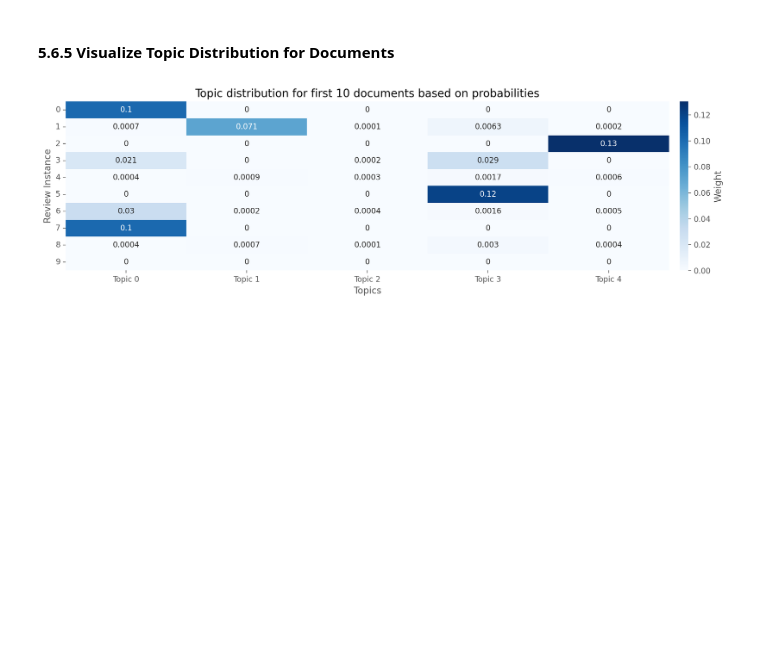
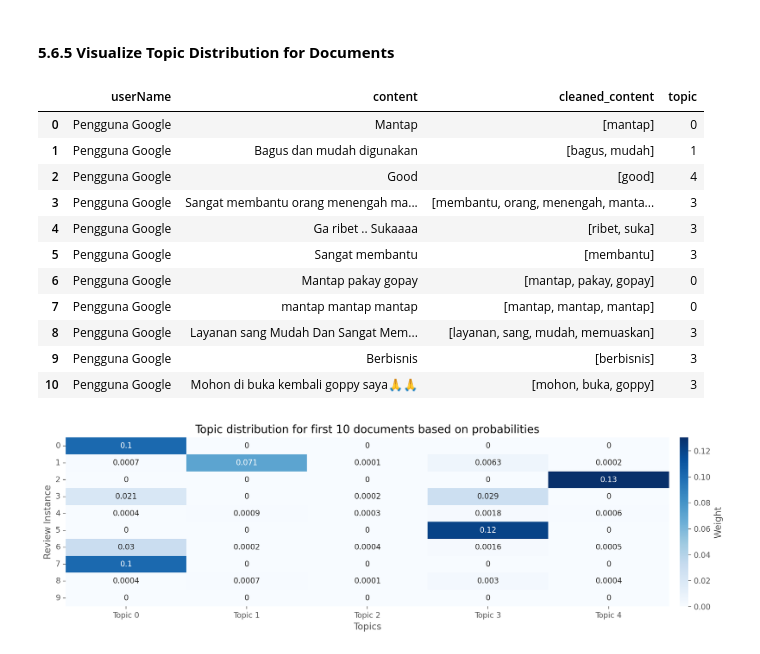
Before and after one commit to LingAdeu/key-themes-in-user-reviews, a Jupyter notebook: notebook/03_Nonnegative_Matrix_Factorization.ipynb, the cells around one changed output. Cells and saved outputs as stored; diff of their text form; code cells hidden in the pictures; blank space fills up the shorter version.

```diff
--- a/notebook/03_Nonnegative_Matrix_Factorization.ipynb
+++ b/notebook/03_Nonnegative_Matrix_Factorization.ipynb
@@ -589 +603,17 @@ plt.show()
+# %%
+# get top-10 instances
+df.loc[:10, ['userName', 'content', 'cleaned_content', 'topic']]
+# %% [output]
+|  | userName | content | cleaned_content | topic |
+| 0 | Pengguna Google | Mantap | [mantap] | 0 |
+| 1 | Pengguna Google | Bagus dan mudah digunakan | [bagus, mudah] | 1 |
+| 2 | Pengguna Google | Good | [good] | 4 |
+| 3 | Pengguna Google | Sangat membantu orang menengah ma... | [membantu, orang, menengah, manta... | 3 |
+| 4 | Pengguna Google | Ga ribet .. Sukaaaa | [ribet, suka] | 3 |
+| 5 | Pengguna Google | Sangat membantu | [membantu] | 3 |
+| 6 | Pengguna Google | Mantap pakay gopay | [mantap, pakay, gopay] | 0 |
+| 7 | Pengguna Google | mantap mantap mantap | [mantap, mantap, mantap] | 0 |
+| 8 | Pengguna Google | Layanan sang Mudah Dan Sangat Mem... | [layanan, sang, mudah, memuaskan] | 3 |
+| 9 | Pengguna Google | Berbisnis | [berbisnis] | 3 |
+| 10 | Pengguna Google | Mohon di buka kembali goppy saya🙏🙏 | [mohon, buka, goppy] | 3 |
 # %%
```
Also changed, not shown: parts of 41 cells of this notebook.
